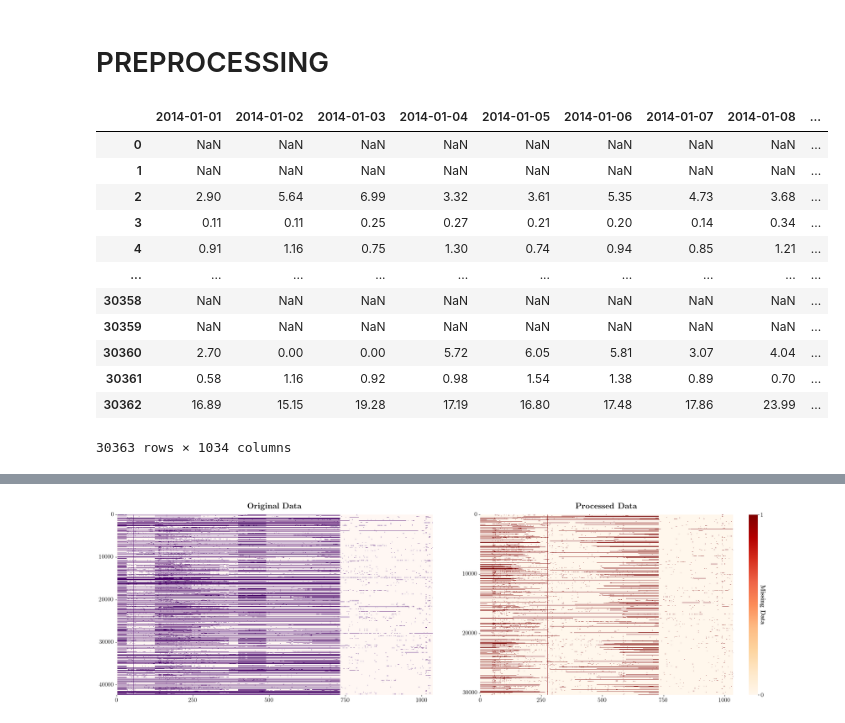
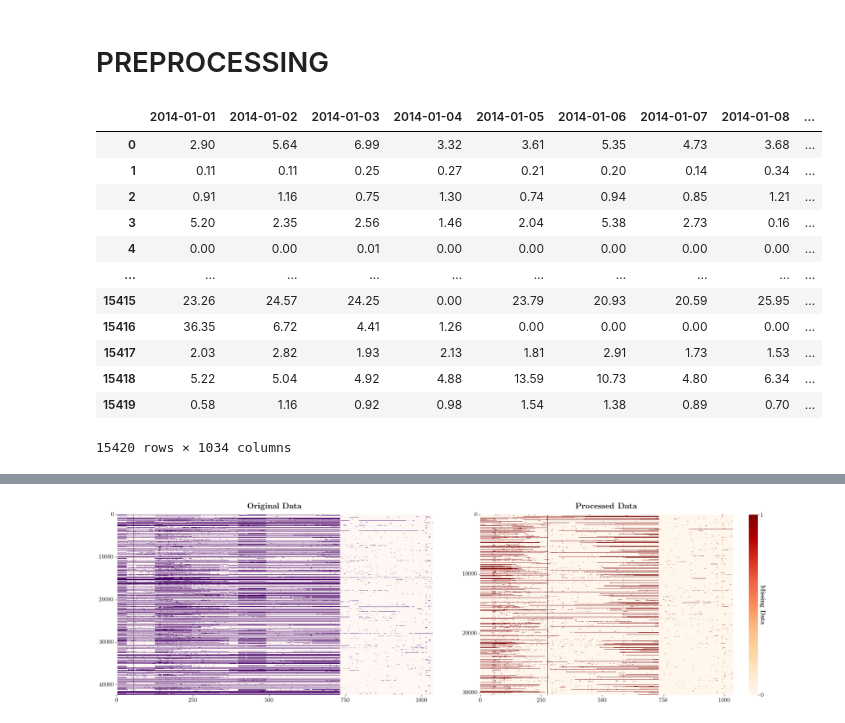
Before and after one commit to d41sys/electric-theft-detection, a Jupyter notebook: notebooks/preprocessing.ipynb, the cells around one changed output, grey strips where cells are left out. Saved outputs shown, nothing was run; the diff lists cells and outputs as text; code cells hidden in the pictures.

```diff
--- a/notebooks/preprocessing.ipynb
+++ b/notebooks/preprocessing.ipynb
@@ -72,7 +72,7 @@ print(sys.path)
 # %%
 # https://github.com/yvesheri4/Identification-of-Electricity-Theft
 
-threshold = 600  # Set the threshold for NaN values
+threshold = 31  # Set the threshold for NaN values
 
 # Load the data
 rawData = pd.read_csv('../data/data.csv')
@@ -82,42 +82,42 @@ infoData['FLAG'] = rawData['FLAG']
 infoData['CONS_NO'] = rawData['CONS_NO']
 data = rawData.drop(['FLAG', 'CONS_NO'], axis=1)
 
 # Process Data
 # change column name to dates(2014/1/1 to 2014-01-01)
 data.columns = pd.to_datetime(data.columns)  #columns reindexing according to dates
 data = data.reindex(sorted(data.columns), axis=1)   # sort data accoding to date(as previusoly column are unsorted)
 
 #droping duplicate row (31683 if not using)
 dropIndex = data[data.duplicated()].index  # duplicates drop
 data = data.drop(dropIndex, axis=0)
 infoData = infoData.drop(dropIndex, axis=0)
 
 # Get index of rows with more than 600 NaNs
 overthreshhold_index = data[data.isnull().sum(axis=1) > threshold].index
 data = data.drop(overthreshhold_index)
 infoData = infoData.drop(overthreshhold_index, axis=0)
 
 #removing row with all zero(Nan) value
 zeroIndex = data[(data.sum(axis=1) == 0)].index  # zero rows drop
 data = data.drop(zeroIndex, axis=0)
 infoData = infoData.drop(zeroIndex, axis=0)
 
 # reindex row name (as some row has been remove till this step due to duplicate or all nan values)
 data.reset_index(inplace=True, drop=True)  # index sorting
 infoData.reset_index(inplace=True, drop=True)
 
 data
 # %% [output]
 |  | 2014-01-01 | 2014-01-02 | 2014-01-03 | 2014-01-04 | 2014-01-05 | 2014-01-06 | 2014-01-07 | 2014-01-08 | ... |
-| 0 | NaN | NaN | NaN | NaN | NaN | NaN | NaN | NaN | ... |
-| 1 | NaN | NaN | NaN | NaN | NaN | NaN | NaN | NaN | ... |
-| 2 | 2.90 | 5.64 | 6.99 | 3.32 | 3.61 | 5.35 | 4.73 | 3.68 | ... |
-| 3 | 0.11 | 0.11 | 0.25 | 0.27 | 0.21 | 0.20 | 0.14 | 0.34 | ... |
-| 4 | 0.91 | 1.16 | 0.75 | 1.30 | 0.74 | 0.94 | 0.85 | 1.21 | ... |
+| 0 | 2.90 | 5.64 | 6.99 | 3.32 | 3.61 | 5.35 | 4.73 | 3.68 | ... |
+| 1 | 0.11 | 0.11 | 0.25 | 0.27 | 0.21 | 0.20 | 0.14 | 0.34 | ... |
+| 2 | 0.91 | 1.16 | 0.75 | 1.30 | 0.74 | 0.94 | 0.85 | 1.21 | ... |
+| 3 | 5.20 | 2.35 | 2.56 | 1.46 | 2.04 | 5.38 | 2.73 | 0.16 | ... |
+| 4 | 0.00 | 0.00 | 0.01 | 0.00 | 0.00 | 0.00 | 0.00 | 0.00 | ... |
 | ... | ... | ... | ... | ... | ... | ... | ... | ... | ... |
-| 30358 | NaN | NaN | NaN | NaN | NaN | NaN | NaN | NaN | ... |
-| 30359 | NaN | NaN | NaN | NaN | NaN | NaN | NaN | NaN | ... |
-| 30360 | 2.70 | 0.00 | 0.00 | 5.72 | 6.05 | 5.81 | 3.07 | 4.04 | ... |
-| 30361 | 0.58 | 1.16 | 0.92 | 0.98 | 1.54 | 1.38 | 0.89 | 0.70 | ... |
-| 30362 | 16.89 | 15.15 | 19.28 | 17.19 | 16.80 | 17.48 | 17.86 | 23.99 | ... |
+| 15415 | 23.26 | 24.57 | 24.25 | 0.00 | 23.79 | 20.93 | 20.59 | 25.95 | ... |
+| 15416 | 36.35 | 6.72 | 4.41 | 1.26 | 0.00 | 0.00 | 0.00 | 0.00 | ... |
+| 15417 | 2.03 | 2.82 | 1.93 | 2.13 | 1.81 | 2.91 | 1.73 | 1.53 | ... |
+| 15418 | 5.22 | 5.04 | 4.92 | 4.88 | 13.59 | 10.73 | 4.80 | 6.34 | ... |
+| 15419 | 0.58 | 1.16 | 0.92 | 0.98 | 1.54 | 1.38 | 0.89 | 0.70 | ... |
-30363 rows × 1034 columns
+15420 rows × 1034 columns
```
Also changed, not shown: parts of 93 cells of this notebook, 13 other files.
